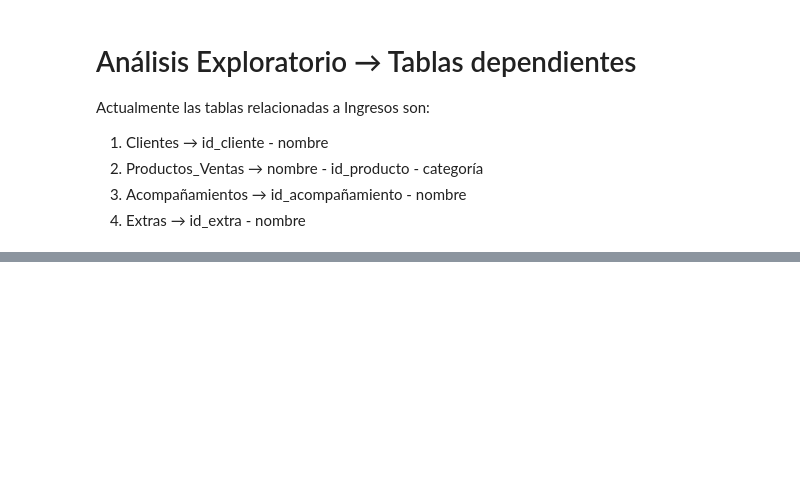
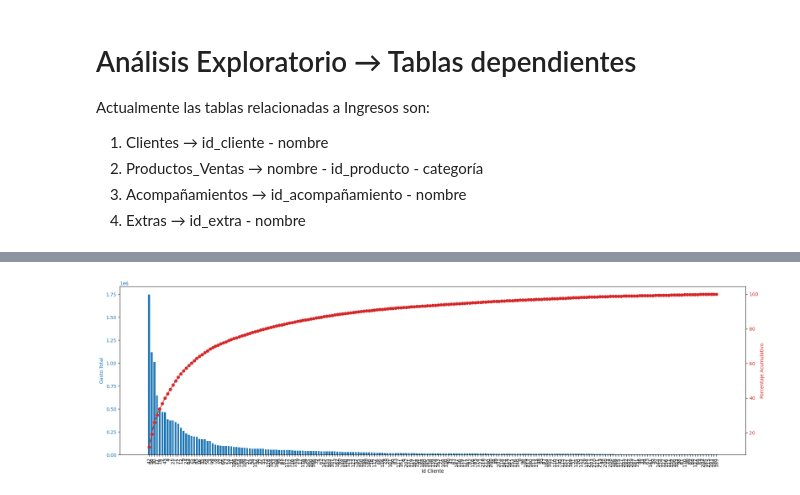
Before and after one commit to pipeyz21/minutaceci, a Jupyter notebook: apps/02_analisis_datos/notebooks/01_exploratorio_ingresos.ipynb, the cells around one changed output, grey strips where cells are left out. Cells and saved outputs as stored; diff of their text form; code cells hidden in the pictures; blank space fills up the shorter version.

```diff
--- a/apps/02_analisis_datos/notebooks/01_exploratorio_ingresos.ipynb
+++ b/apps/02_analisis_datos/notebooks/01_exploratorio_ingresos.ipynb
@@ -454,0 +484,36 @@ clientes
+# %%
+pareto = clientes[['id_cliente','Cliente','gasto_total']]
+pareto = pareto.sort_values(by='gasto_total', ascending=False)
+pareto['gasto_acumulado'] = pareto['gasto_total'].cumsum()
+
+pareto['porcentaje'] = (pareto['gasto_acumulado']/pareto['gasto_total'].sum()) * 100
+pareto['id_cliente'] = pareto['id_cliente'].astype(str)
+
+# pareto1 = pareto.head(50)
+
+fig, ax1 = plt.subplots(1, 1, figsize=(20, 6))
+
+color = 'tab:blue'
+ax1.bar(pareto['id_cliente'], pareto['gasto_total'], color=color, width=0.7)
+ax1.set_xlabel('Id Cliente')
+ax1.set_xticks(range(pareto.shape[0]))
+ax1.set_xticklabels(pareto['id_cliente'], rotation=90, ha='center')
+ax1.set_ylabel('Gasto Total', color=color)
+ax1.tick_params(axis='y', labelcolor=color)
+
+ax2 = ax1.twinx()
+color = 'tab:red'
+ax2.plot(pareto['id_cliente'], pareto['porcentaje'], color=color,  marker='o', linestyle='-')
+ax2.set_ylabel('Porcentaje Acumulativo', color=color)
+ax2.tick_params(axis='y', labelcolor=color)
+
+
+fig.tight_layout()
+
+clientes_20_porc = pareto[pareto['porcentaje']<=80].shape[0]
+plt.show()
+
+
+# print(clientes_20_porc/pareto.shape[0])
+# %% [output]
+[figure, added]
```
Also changed, not shown: parts of 8 cells of this notebook, 4 other files.
